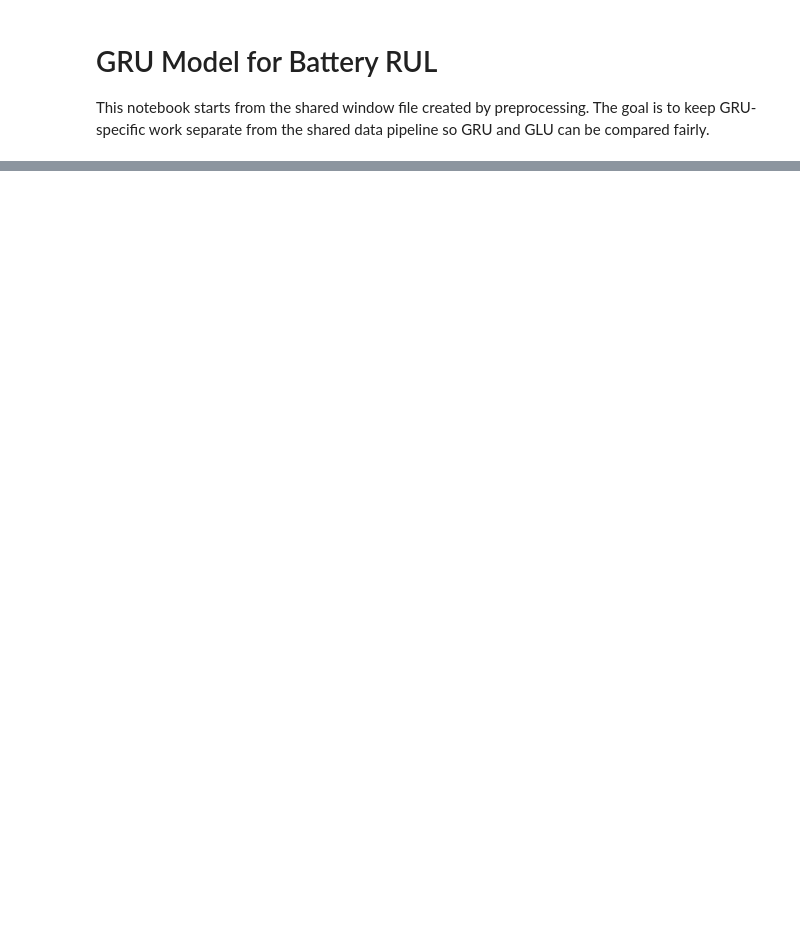
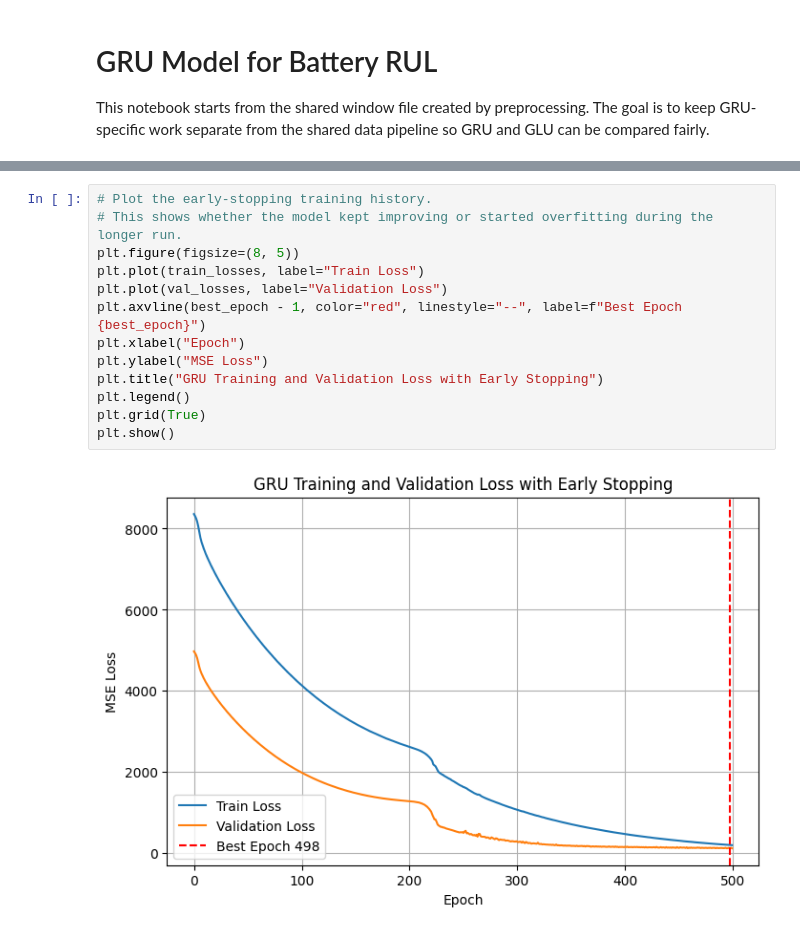
Before and after one commit to kawthar-shameseldeen/Battery-RUL-Prediction, a Jupyter notebook: notebook/gru_model.ipynb, the cells around one changed output, grey strips where cells are left out. Drawn from its saved outputs; the diff is of its cells as text; blank space fills up the shorter version.

```diff
--- a/notebook/gru_model.ipynb
+++ b/notebook/gru_model.ipynb
@@ -67,0 +436,15 @@ print("Test samples:", X_test.shape[0])
+# %%
+# Plot the early-stopping training history.
+# This shows whether the model kept improving or started overfitting during the longer run.
+plt.figure(figsize=(8, 5))
+plt.plot(train_losses, label="Train Loss")
+plt.plot(val_losses, label="Validation Loss")
+plt.axvline(best_epoch - 1, color="red", linestyle="--", label=f"Best Epoch {best_epoch}")
+plt.xlabel("Epoch")
+plt.ylabel("MSE Loss")
+plt.title("GRU Training and Validation Loss with Early Stopping")
+plt.legend()
+plt.grid(True)
+plt.show()
+# %% [output]
+[figure, added]
```
Also changed, not shown: parts of 18 cells of this notebook.
